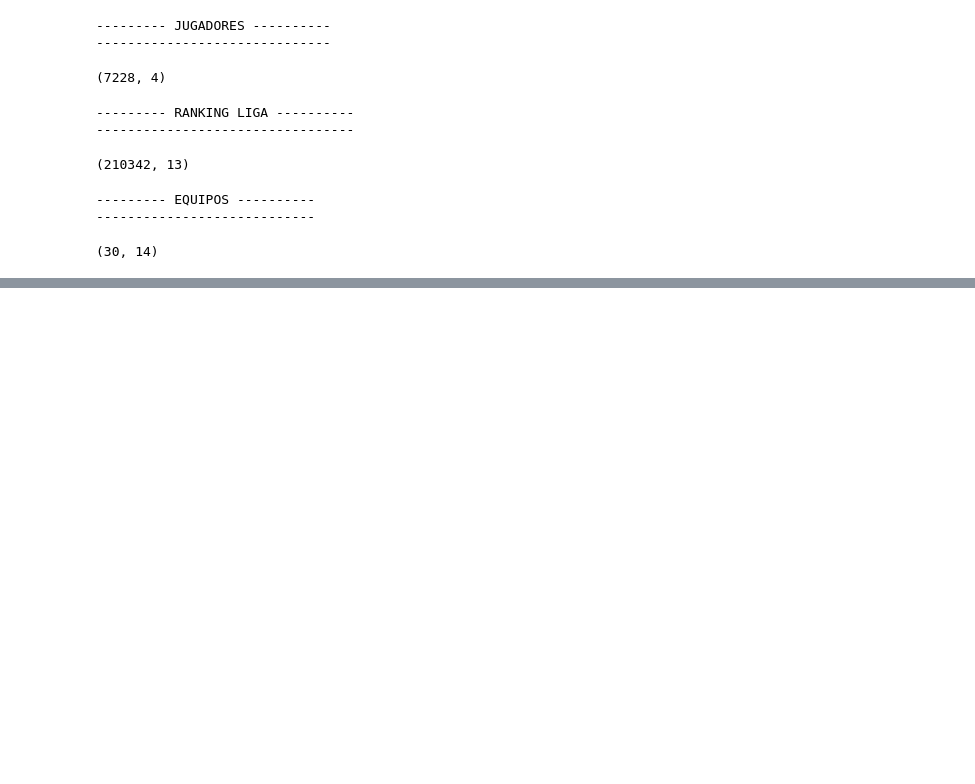
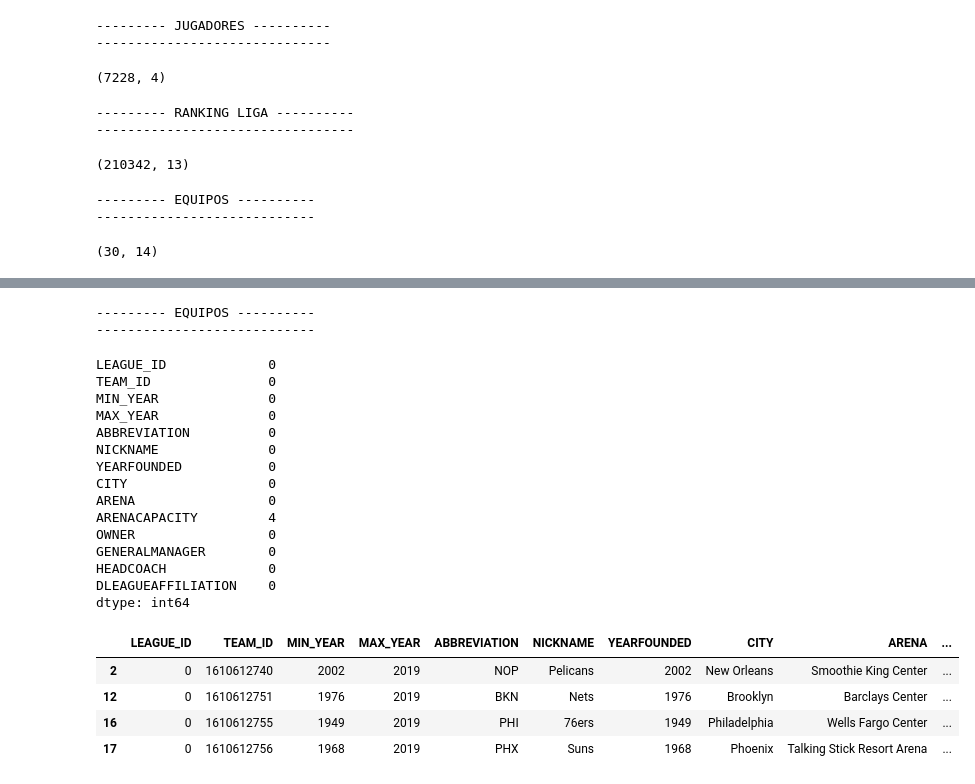
Before and after one commit to dcristobalhMad/ml-entrega2, a Jupyter notebook: _sources/entrega.ipynb, the cells around one changed output, grey strips where cells are left out. Saved outputs shown, nothing was run; the diff lists cells and outputs as text; code cells hidden in the pictures; blank space fills up the shorter version.

```diff
--- a/_sources/entrega.ipynb
+++ b/_sources/entrega.ipynb
@@ -125,0 +351,28 @@ display(df_teams.shape)
+# %%
+print("--------- EQUIPOS ----------")
+print("----------------------------")
+display(df_teams.isnull().sum())
+display(df_teams[df_teams.isna().any(axis=1)])
+# %% [output]
+--------- EQUIPOS ----------
+----------------------------
+LEAGUE_ID             0
+TEAM_ID               0
+MIN_YEAR              0
+MAX_YEAR              0
+ABBREVIATION          0
+NICKNAME              0
+YEARFOUNDED           0
+CITY                  0
+ARENA                 0
+ARENACAPACITY         4
+OWNER                 0
+GENERALMANAGER        0
+HEADCOACH             0
+DLEAGUEAFFILIATION    0
+dtype: int64
+|  | LEAGUE_ID | TEAM_ID | MIN_YEAR | MAX_YEAR | ABBREVIATION | NICKNAME | YEARFOUNDED | CITY | ARENA | ... |
+| 2 | 0 | 1610612740 | 2002 | 2019 | NOP | Pelicans | 2002 | New Orleans | Smoothie King Center | ... |
+| 12 | 0 | 1610612751 | 1976 | 2019 | BKN | Nets | 1976 | Brooklyn | Barclays Center | ... |
+| 16 | 0 | 1610612755 | 1949 | 2019 | PHI | 76ers | 1949 | Philadelphia | Wells Fargo Center | ... |
+| 17 | 0 | 1610612756 | 1968 | 2019 | PHX | Suns | 1968 | Phoenix | Talking Stick Resort Arena | ... |
```
Also changed, not shown: parts of 8 cells of this notebook, 2 other files.
